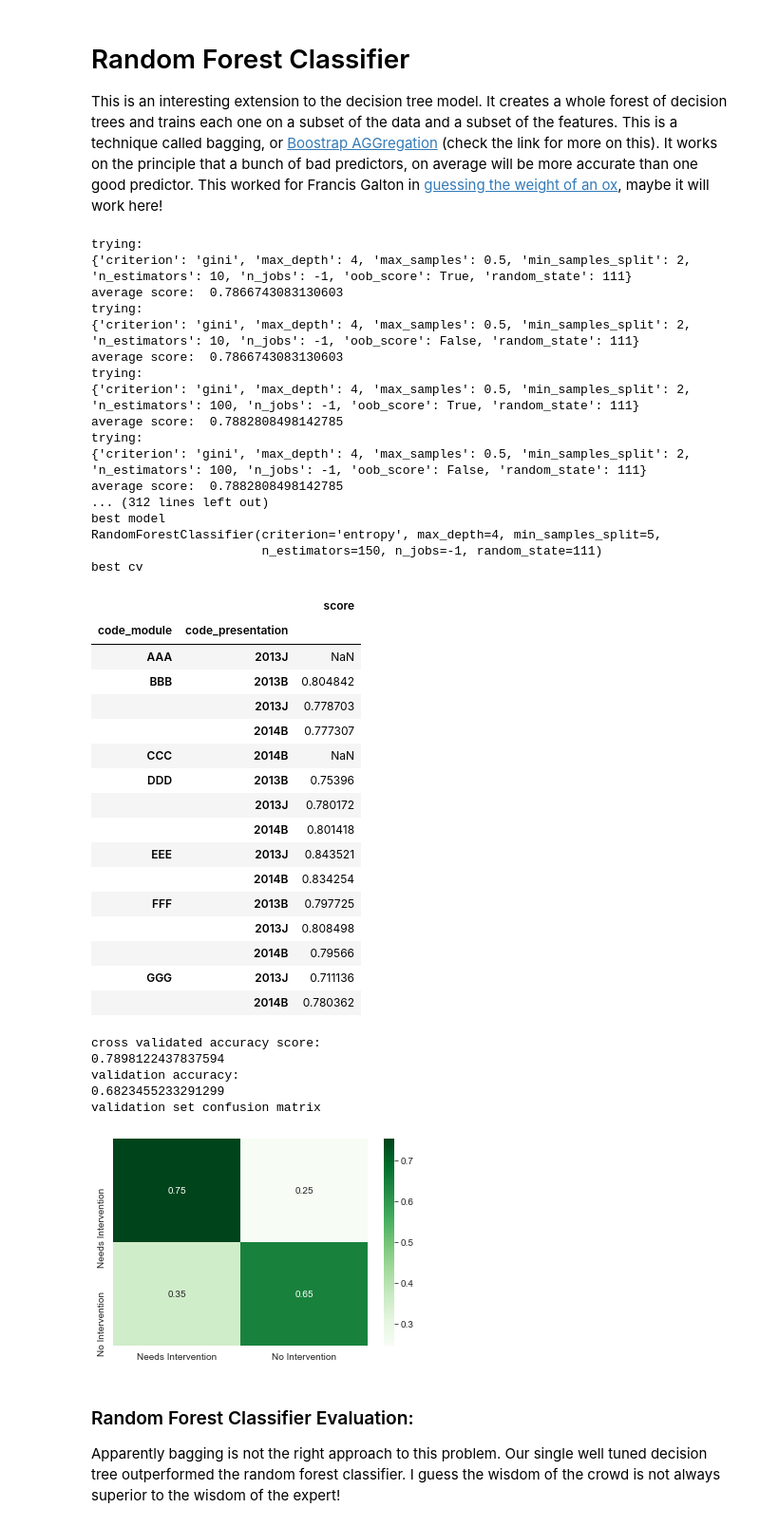
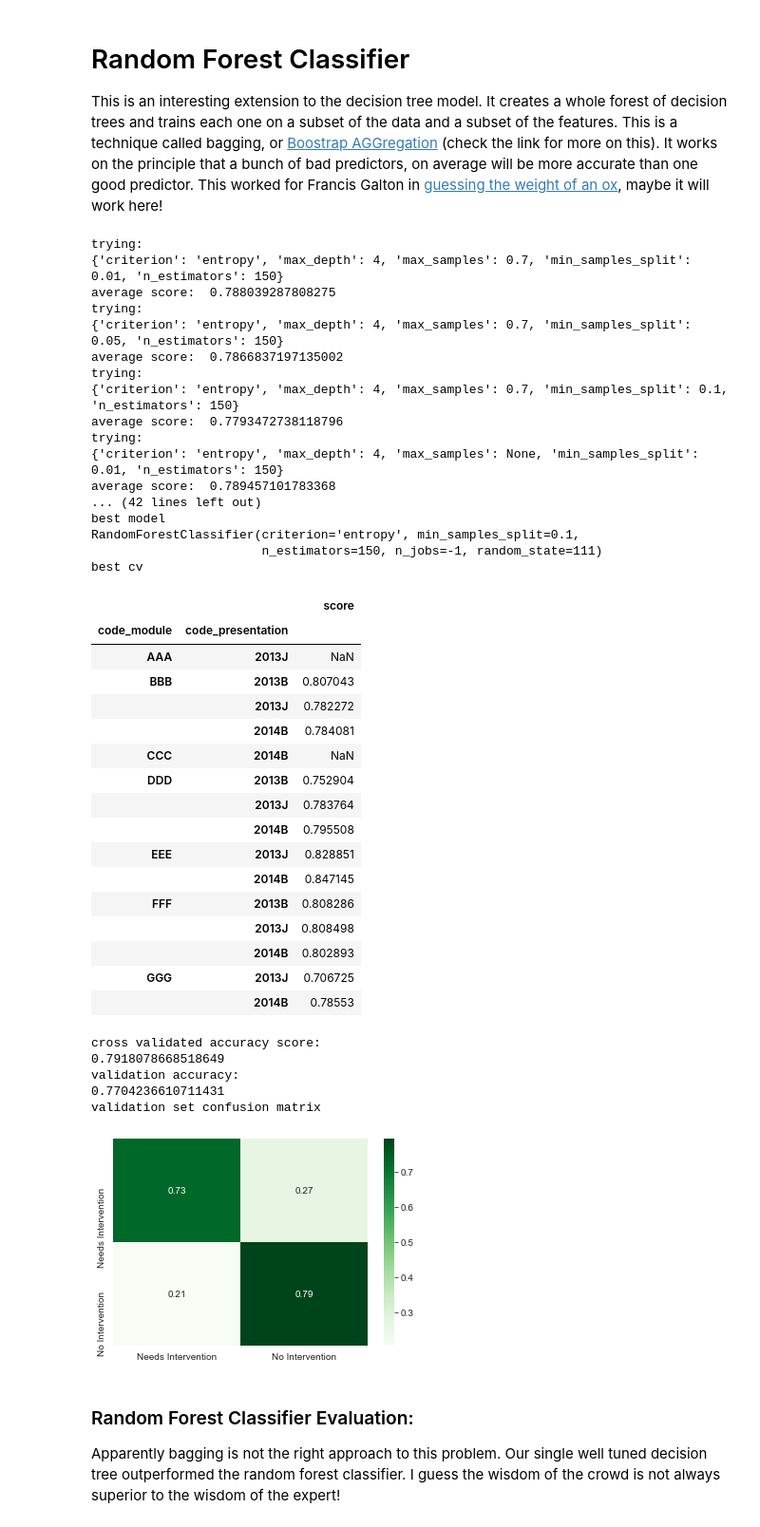
Before and after one commit to Caellwyn/ou_student_predictions, a Jupyter notebook: notebooks/shallow_model_predict_future.ipynb, the cells around one changed output. Shown at 95% size. Saved outputs shown, nothing was run; the diff lists cells and outputs as text; code cells hidden in the pictures.

```diff
--- a/notebooks/shallow_model_predict_future.ipynb
+++ b/notebooks/shallow_model_predict_future.ipynb
@@ -53,6 +56,7 @@ df = df.drop(columns = ['id_student','region','highest_education', \
 df['final_result'] = np.array(['No Intervention' if w in ['Pass','Distinction'] \
               else 'Needs Intervention' for w in df['final_result']])
 test_df = df[df['code_presentation'] == '2014J']
+test_df = test_df[test_df['code_module'] != 'BBB']
 train_df = df[df['code_presentation'] != '2014J']
 
 X_train = train_df.drop(columns = ['final_result','code_presentation'])
@@ -100,13 +104,13 @@ LRparams = [{'solver': ['lbfgs','sag','saga','newton-cg'],
          'penalty': ['l2'],
          'random_state':[111]},
           {'solver':['saga'],
-          'penalty':['elasticnet'], 'l1_ratio':[.1,.5,.7]},
+          'penalty':['elasticnet'], 'l1_ratio':[.7,.9]},
           {'solver':['saga','liblinear'],
           'penalty':['l1']}]
 
 
 LRgrid = GridSearchPresentationCV(LogisticRegression(), LRparams,
-                                scoring='f1', verbose = 1)
+                                scoring='accuracy', verbose = 1)
 
 LRgrid.fit(train_df)
 LRmodel = score_grid(LRgrid, X_test_transformed, y_test)
@@ -162,14 +166,14 @@ We used the logistic regression classifier to tune our features, but now it's ti
 # Decision Tree
 A decision tree is a promising candidate for this problem because it does not assume the independence of the features. Instead it seeks to find the best way to divide and subdivide the data in a tree structure based on the values of different variables.  We can tune how many features each split is allowed to consider.  Once the tree is build predictions are made by sending an observations down the tree sending it on a path to the predicted class as it reaches each split in the tree is sent in one or the other direction.  You can think of it like a deterministic Pachinko machine!
 # %%
-DTparams = {'criterion':['gini','entropy'],
+DTparams = {'criterion':['entropy'],
            'splitter':['best'],
-           'max_depth':[4,10],'min_samples_split':[.01,.1,.2,.5],
-           'max_features':[1,2,3,4,5],'random_state':[111]}
+           'max_depth':[10,20,None],'min_samples_split':[.1,.5,],
+           'max_features':[5,6],'random_state':[111]}
 
 
 DTgrid = GridSearchPresentationCV(DecisionTreeClassifier(), DTparams,
-                                scoring='f1', verbose = 1)
+                                scoring='accuracy', verbose = 1)
 
 DTgrid.fit(train_df)
 DTmodel = score_grid(DTgrid, X_test_transformed, y_test)
@@ -222,61 +226,61 @@ As expected, this model is better at predicting how a student will do.  It doesn
 # Random Forest Classifier
 This is an interesting extension to the decision tree model.  It creates a whole forest of decision trees and trains each one on a subset of the data and a subset of the features.  This is a technique called bagging, or [Boostrap AGGregation](https://machinelearningmastery.com/bagging-and-random-forest-ensemble-algorithms-for-machine-learning/) (check the link for more on this).  It works on the principle that a bunch of bad predictors, on average will be more accurate than one good predictor.  This worked for Francis Galton in [guessing the weight of an ox](https://crowdsourcingweek.com/blog/using-the-crowd-to-predict/), maybe it will work here!
 # %%
-RFparams = {'n_estimators':[10,100,150],
-           'criterion':['gini','entropy'],
-           'max_depth':[4],
-           'min_samples_split':[2,4,5],
-           'oob_score':[True,False],
-           'n_jobs':[-1],'random_state':[111],
-           'max_samples':[.5,.7,None]}
+RFparams = {'n_estimators':[150],
+           'criterion':['entropy'],
+           'max_depth':[4,7, None],
+           'min_samples_split':[.01,.05,.1],
+           'max_samples':[.7,None]}
 
-RFgrid = GridSearchPresentationCV(RandomForestClassifier(), RFparams, scoring = 'f1', verbose = 1)
+RFgrid = GridSearchPresentationCV(RandomForestClassifier(n_jobs = -1,
+                                                        random_state=111),
+                                  RFparams, scoring = 'accuracy', verbose = 1)
 
 RFgrid.fit(train_df)
 
 RFmodel = score_grid(RFgrid, X_test_transformed, y_test)
 pickle.dump(RFmodel, open('../models/RFmodel3.pkl','wb'))
 # %% [output]
 trying:
-{'criterion': 'gini', 'max_depth': 4, 'max_samples': 0.5, 'min_samples_split': 2, 'n_estimators': 10, 'n_jobs': -1, 'oob_score': True, 'random_state': 111}
-average score:  0.7866743083130603
+{'criterion': 'entropy', 'max_depth': 4, 'max_samples': 0.7, 'min_samples_split': 0.01, 'n_estimators': 150}
+average score:  0.788039287808275
 trying:
-{'criterion': 'gini', 'max_depth': 4, 'max_samples': 0.5, 'min_samples_split': 2, 'n_estimators': 10, 'n_jobs': -1, 'oob_score': False, 'random_state': 111}
-average score:  0.7866743083130603
+{'criterion': 'entropy', 'max_depth': 4, 'max_samples': 0.7, 'min_samples_split': 0.05, 'n_estimators': 150}
+average score:  0.7866837197135002
 trying:
-{'criterion': 'gini', 'max_depth': 4, 'max_samples': 0.5, 'min_samples_split': 2, 'n_estimators': 100, 'n_jobs': -1, 'oob_score': True, 'random_state': 111}
-average score:  0.7882808498142785
+{'criterion': 'entropy', 'max_depth': 4, 'max_samples': 0.7, 'min_samples_split': 0.1, 'n_estimators': 150}
+average score:  0.7793472738118796
 trying:
-{'criterion': 'gini', 'max_depth': 4, 'max_samples': 0.5, 'min_samples_split': 2, 'n_estimators': 100, 'n_jobs': -1, 'oob_score': False, 'random_state': 111}
-average score:  0.7882808498142785
-... (312 lines left out)
+{'criterion': 'entropy', 'max_depth': 4, 'max_samples': None, 'min_samples_split': 0.01, 'n_estimators': 150}
+average score:  0.789457101783368
+... (42 lines left out)
 best model
-RandomForestClassifier(criterion='entropy', max_depth=4, min_samples_split=5,
+RandomForestClassifier(criterion='entropy', min_samples_split=0.1,
                        n_estimators=150, n_jobs=-1, random_state=111)
 best cv
 |  |  | score |
 | code_module | code_presentation |  |
 | AAA | 2013J | NaN |
-| BBB | 2013B | 0.804842 |
-|  | 2013J | 0.778703 |
-|  | 2014B | 0.777307 |
+| BBB | 2013B | 0.807043 |
+|  | 2013J | 0.782272 |
+|  | 2014B | 0.784081 |
 | CCC | 2014B | NaN |
-| DDD | 2013B | 0.75396 |
-|  | 2013J | 0.780172 |
-|  | 2014B | 0.801418 |
-| EEE | 2013J | 0.843521 |
-|  | 2014B | 0.834254 |
-| FFF | 2013B | 0.797725 |
+| DDD | 2013B | 0.752904 |
+|  | 2013J | 0.783764 |
+|  | 2014B | 0.795508 |
+| EEE | 2013J | 0.828851 |
+|  | 2014B | 0.847145 |
+| FFF | 2013B | 0.808286 |
 |  | 2013J | 0.808498 |
-|  | 2014B | 0.79566 |
-| GGG | 2013J | 0.711136 |
-|  | 2014B | 0.780362 |
+|  | 2014B | 0.802893 |
+| GGG | 2013J | 0.706725 |
+|  | 2014B | 0.78553 |
 cross validated accuracy score:
-0.7898122437837594
+0.7918078668518649
 validation accuracy:
-0.6823455233291299
+0.7704236610711431
 validation set confusion matrix
-[figure, old version]
+[figure, new version]
 # %% [markdown]
 ### Random Forest Classifier Evaluation:
 Apparently bagging is not the right approach to this problem.  Our single well tuned decision tree outperformed the random forest classifier.  I guess the wisdom of the crowd is not always superior to the wisdom of the expert!
```
Also changed, not shown: parts of 13 cells of this notebook, 9 other files.
